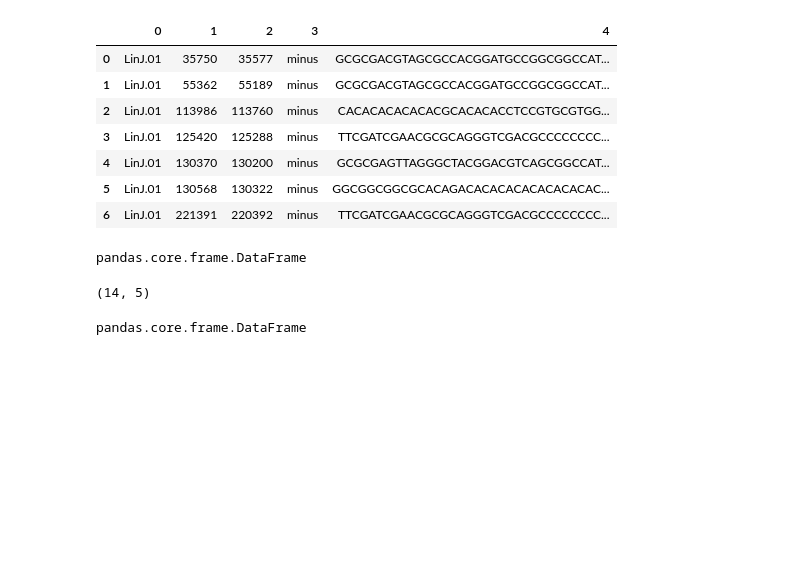
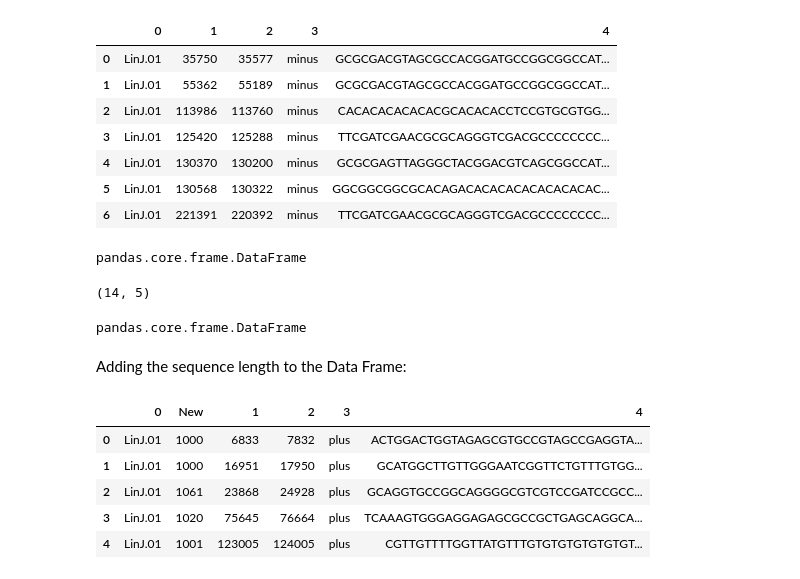
Before and after one commit to Viskuit/Test_BEDOPS, a Jupyter notebook: BEDTOOLS_TEST/minus_plus.ipynb, the cells around one changed output. Drawn from its saved outputs; the diff is of its cells as text; code cells hidden in the pictures; blank space fills up the shorter version.

```diff
--- a/BEDTOOLS_TEST/minus_plus.ipynb
+++ b/BEDTOOLS_TEST/minus_plus.ipynb
@@ -226,3 +231,16 @@ all_data.shape
 type(all_data)
 # %% [output]
 pandas.core.frame.DataFrame
+# %% [markdown]
+Adding the sequence length to the Data Frame:
+# %%
+new_column = [len(x) for x in all_data[4]]  # Get the length of the sequence
+all_data.insert(1, "New", new_column)  # Insert the new column in the data frame
+all_data.head()
+# %% [output]
+|  | 0 | New | 1 | 2 | 3 | 4 |
+| 0 | LinJ.01 | 1000 | 6833 | 7832 | plus | ACTGGACTGGTAGAGCGTGCCGTAGCCGAGGTA... |
+| 1 | LinJ.01 | 1000 | 16951 | 17950 | plus | GCATGGCTTGTTGGGAATCGGTTCTGTTTGTGG... |
+| 2 | LinJ.01 | 1061 | 23868 | 24928 | plus | GCAGGTGCCGGCAGGGGCGTCGTCCGATCCGCC... |
+| 3 | LinJ.01 | 1020 | 75645 | 76664 | plus | TCAAAGTGGGAGGAGAGCGCCGCTGAGCAGGCA... |
+| 4 | LinJ.01 | 1001 | 123005 | 124005 | plus | CGTTGTTTTGGTTATGTTTGTGTGTGTGTGTGT... |
```
Also changed, not shown: parts of 9 cells of this notebook, 1 other file.
